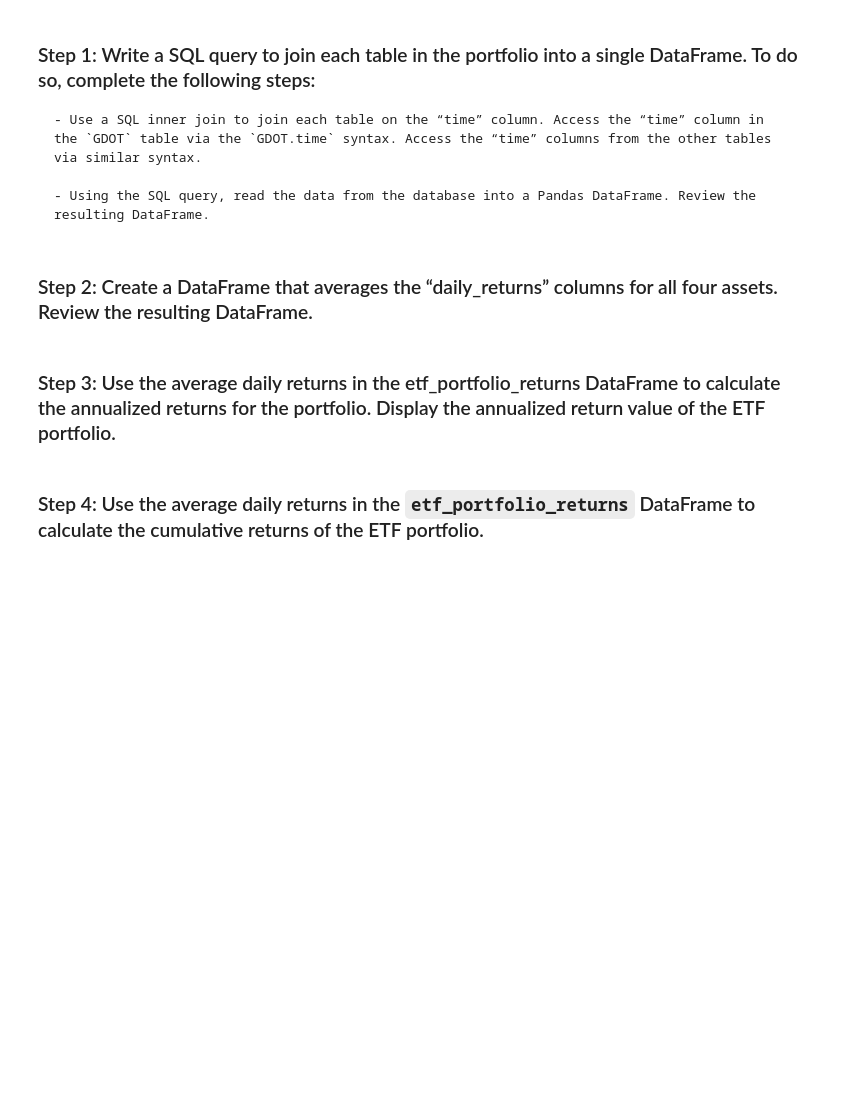
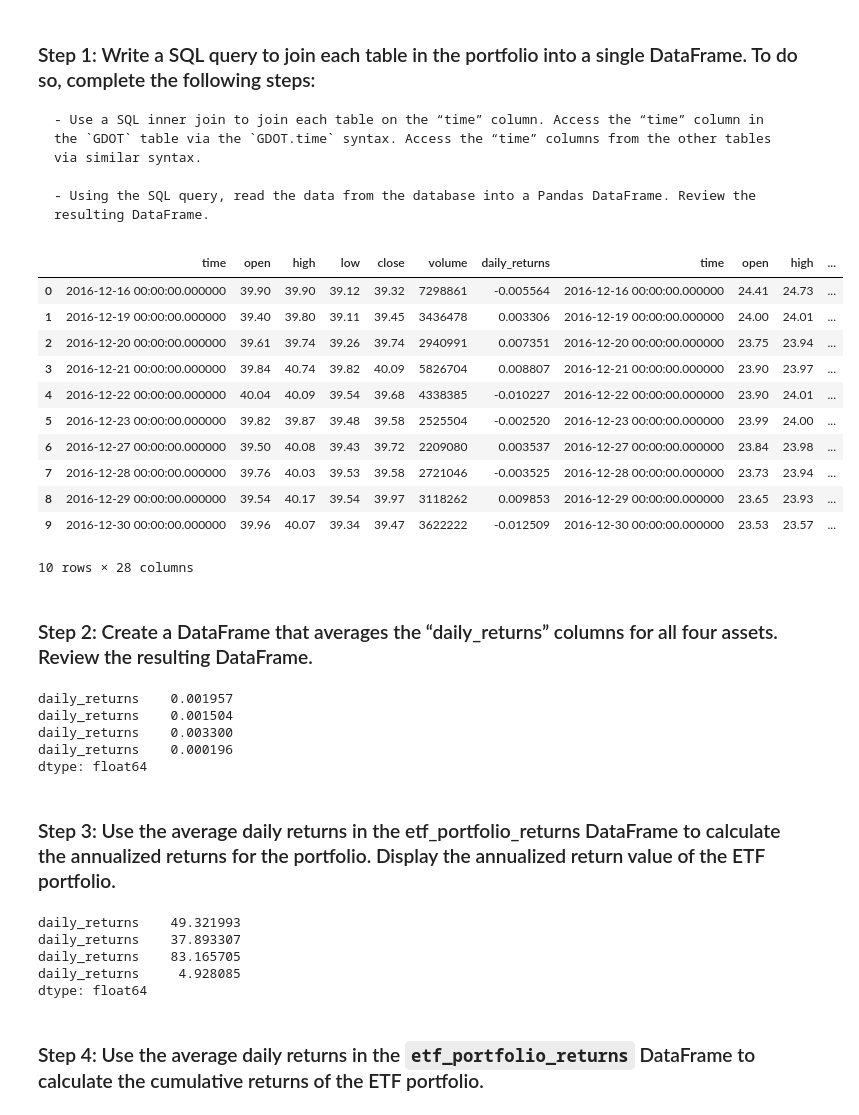
Before and after one commit to SuperTurtleWave/Module_7_Challenge, a Jupyter notebook: Starter_Code/etf_analyzer.ipynb, the cells around one changed output. Drawn from its saved outputs; the diff is of its cells as text; code cells hidden in the pictures; blank space fills up the shorter version.

```diff
--- a/Starter_Code/etf_analyzer.ipynb
+++ b/Starter_Code/etf_analyzer.ipynb
@@ -306,30 +377,70 @@ Complete the following steps:
 # %%
 # Wreate a SQL query to join each table in the portfolio into a single DataFrame
 # Use the time column from each table as the basis for the join
-query = # YOUR CODE HERE
+query = '''
+    SELECT *
+    FROM PYPL
+    INNER JOIN GDOT
+    ON PYPL.time = GDOT.time
+    INNER JOIN SQ
+    ON PYPL.time = SQ.time
+    INNER JOIN GS
+    ON PYPL.time = GS.time
+
+'''
 
 # Using the query, read the data from the database into a Pandas DataFrame
-etf_portfolio = # YOUR CODE HERE
+#etf_portfolio = engine.execute(query)
+
+etf_portfolio_df = pd.read_sql(query,con=engine)
 
 # Review the resulting DataFrame
-# YOUR CODE HERE
+etf_portfolio_df.head(10)
+# %% [output]
+|  | time | open | high | low | close | volume | daily_returns | time | open | high | ... |
+| 0 | 2016-12-16 00:00:00.000000 | 39.90 | 39.90 | 39.12 | 39.32 | 7298861 | -0.005564 | 2016-12-16 00:00:00.000000 | 24.41 | 24.73 | ... |
+| 1 | 2016-12-19 00:00:00.000000 | 39.40 | 39.80 | 39.11 | 39.45 | 3436478 | 0.003306 | 2016-12-19 00:00:00.000000 | 24.00 | 24.01 | ... |
+| 2 | 2016-12-20 00:00:00.000000 | 39.61 | 39.74 | 39.26 | 39.74 | 2940991 | 0.007351 | 2016-12-20 00:00:00.000000 | 23.75 | 23.94 | ... |
+| 3 | 2016-12-21 00:00:00.000000 | 39.84 | 40.74 | 39.82 | 40.09 | 5826704 | 0.008807 | 2016-12-21 00:00:00.000000 | 23.90 | 23.97 | ... |
+| 4 | 2016-12-22 00:00:00.000000 | 40.04 | 40.09 | 39.54 | 39.68 | 4338385 | -0.010227 | 2016-12-22 00:00:00.000000 | 23.90 | 24.01 | ... |
+| 5 | 2016-12-23 00:00:00.000000 | 39.82 | 39.87 | 39.48 | 39.58 | 2525504 | -0.002520 | 2016-12-23 00:00:00.000000 | 23.99 | 24.00 | ... |
+| 6 | 2016-12-27 00:00:00.000000 | 39.50 | 40.08 | 39.43 | 39.72 | 2209080 | 0.003537 | 2016-12-27 00:00:00.000000 | 23.84 | 23.98 | ... |
+| 7 | 2016-12-28 00:00:00.000000 | 39.76 | 40.03 | 39.53 | 39.58 | 2721046 | -0.003525 | 2016-12-28 00:00:00.000000 | 23.73 | 23.94 | ... |
+| 8 | 2016-12-29 00:00:00.000000 | 39.54 | 40.17 | 39.54 | 39.97 | 3118262 | 0.009853 | 2016-12-29 00:00:00.000000 | 23.65 | 23.93 | ... |
+| 9 | 2016-12-30 00:00:00.000000 | 39.96 | 40.07 | 39.34 | 39.47 | 3622222 | -0.012509 | 2016-12-30 00:00:00.000000 | 23.53 | 23.57 | ... |
+10 rows × 28 columns
 # %% [markdown]
 ### Step 2: Create a DataFrame that averages the “daily_returns” columns for all four assets. Review the resulting DataFrame.
 # %%
 # Create a DataFrame that displays the mean value of the “daily_returns” columns for all four assets.
-etf_portfolio_returns = # YOUR CODE HERE
+etf_portfolio_returns = etf_portfolio_df['daily_returns'].mean()
+
 
 # Review the resulting DataFrame
-# YOUR CODE HERE
+etf_portfolio_returns
+# %% [output]
+daily_returns    0.001957
+daily_returns    0.001504
+daily_returns    0.003300
+daily_returns    0.000196
+dtype: float64
 # %% [markdown]
 ### Step 3: Use the average daily returns in the etf_portfolio_returns DataFrame to calculate the annualized returns for the portfolio. Display the annualized return value of the ETF portfolio.
 # %%
 # Use the average daily returns provided by the etf_portfolio_returns DataFrame
 # to calculate the annualized return for the portfolio.
-annualized_etf_portfolio_returns = # YOUR CODE HERE
+year_trading_days = 252
+
+annualized_etf_portfolio_returns = etf_portfolio_returns * year_trading_days * 100
 
 # Display the annualized return value of the ETF portfolio.
-# YOUR CODE HERE
+annualized_etf_portfolio_returns
+# %% [output]
+daily_returns    49.321993
+daily_returns    37.893307
+daily_returns    83.165705
+daily_returns     4.928085
+dtype: float64
 # %% [markdown]
 ### Step 4: Use the average daily returns in the `etf_portfolio_returns` DataFrame to calculate the cumulative returns of the ETF portfolio.
 # %%
```
Also changed, not shown: parts of 9 cells of this notebook, 3 other files.
